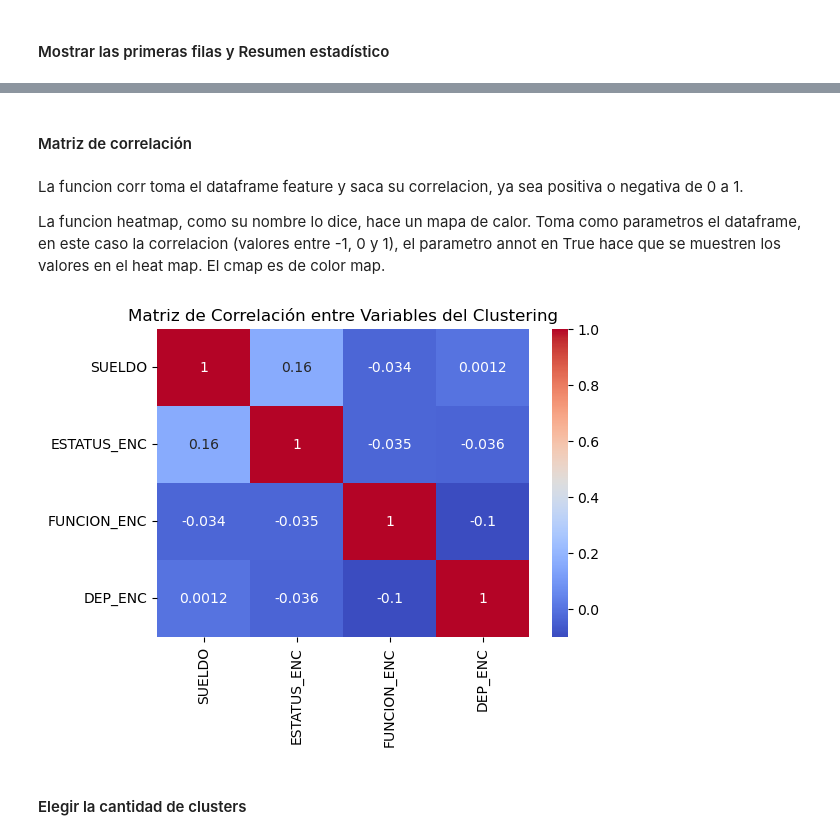
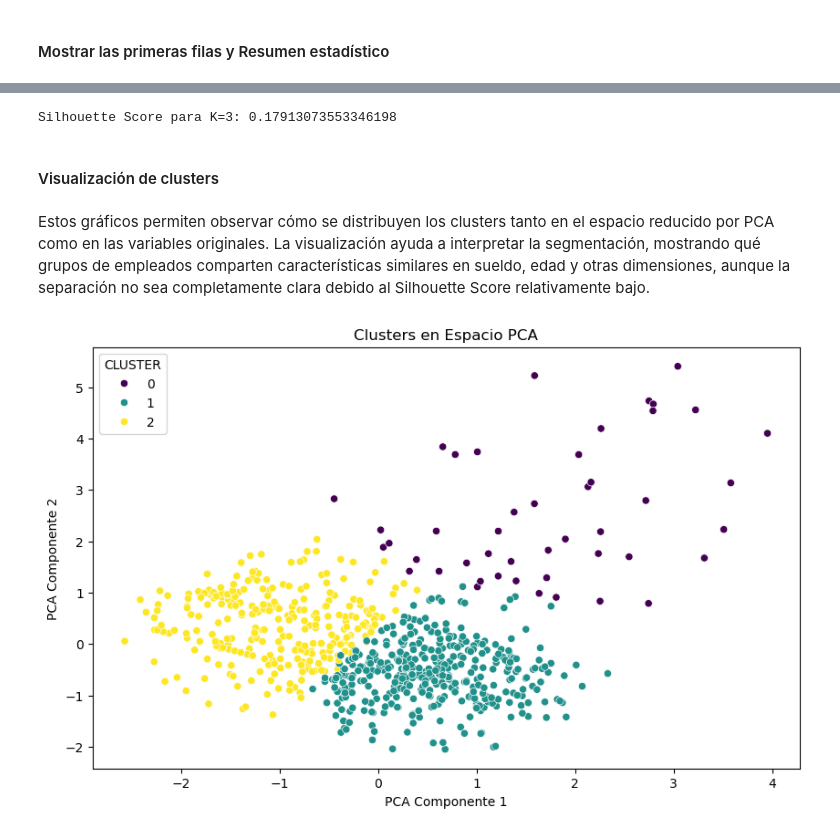
Before and after one commit to scarletabreu/bi-contraloria-dw-mineria, a Jupyter notebook: Modelo de Minería de Datos Descriptivo.ipynb, the cells around one changed output, grey strips where cells are left out. Drawn from its saved outputs; the diff is of its cells as text; code cells hidden in the pictures.

```diff
--- a/Modelo de Minería de Datos Descriptivo.ipynb
+++ b/Modelo de Minería de Datos Descriptivo.ipynb
@@ -82,0 +134,3 @@ La funcion drop toma un Dataframe y elimina las filas o columnas que se le asign
+# %%
+num_features = ['SUELDO', 'EDAD']
+cat_features = ['ESTATUS_ID', 'FUNCION_ID', 'DEPARTAMENTO_ID', 'NIVEL_DEPARTAMENTO', 'SEXO']
@@ -100,11 +170,18 @@ Con la funcion fit_transform estamos haciendo el proceso de asignarlos como nume
 # %%
-label_estatus = LabelEncoder()
-label_funcion = LabelEncoder()
-label_departamento = LabelEncoder()
+inertia = []
+sil_scores = []
+k_range = range(2, 11)
 
-df_agg['ESTATUS_ENC'] = label_estatus.fit_transform(df_agg['NOMBRE_ESTATUS'])
-df_agg['FUNCION_ENC'] = label_funcion.fit_transform(df_agg['NOMBRE_FUNCION'])
-df_agg['DEP_ENC'] = label_departamento.fit_transform(df_agg['NOMBRE_DEPARTAMENTO'])
+for k in k_range:
+    kmeans = KMeans(n_clusters=k, random_state=42, n_init=10)
+    kmeans.fit(X_pca)
+    inertia.append(kmeans.inertia_)
+    sil_scores.append(silhouette_score(X_pca, kmeans.labels_))
 
-# Variables para clustering
-df_features = df_agg[['SUELDO', 'ESTATUS_ENC', 'FUNCION_ENC', 'DEP_ENC']]
+# Gráfico del codo
+plt.figure(figsize=(10, 5))
+plt.plot(k_range, inertia, 'bo-')
+plt.xlabel('Número de Clusters (K)')
+plt.ylabel('Inercia')
+plt.title('Método del Codo')
+plt.show()
@@ -113,21 +208,21 @@ La funcion StandardScaler() se encarga de normalizar los datos para que tengan m
 # %%
-# Escalar
-scaler = StandardScaler()
-X_scaled = scaler.fit_transform(df_features)
+optimal_k = 3
+kmeans = KMeans(n_clusters=optimal_k, random_state=42, n_init=10)
+df_unique['CLUSTER'] = kmeans.fit_predict(X_pca)
+
+print(f"Silhouette Score para K={optimal_k}: {silhouette_score(X_pca, df_unique['CLUSTER'])}")
+# %% [output]
+Silhouette Score para K=3: 0.17913073553346198
-# %% [markdown]
-#### Matriz de correlación
-# %% [markdown]
-La funcion corr toma el dataframe feature y saca su correlacion, ya sea positiva o negativa de 0 a 1.
-
-La funcion heatmap, como su nombre lo dice, hace un mapa de calor. Toma como parametros el dataframe, en este caso la correlacion (valores entre -1, 0 y 1), el parametro annot en True hace que se muestren los valores en el heat map. El cmap es de color map.
+# %% [markdown]
+#### Visualización de clusters
+# %% [markdown]
+Estos gráficos permiten observar cómo se distribuyen los clusters tanto en el espacio reducido por PCA como en las variables originales. La visualización ayuda a interpretar la segmentación, mostrando qué grupos de empleados comparten características similares en sueldo, edad y otras dimensiones, aunque la separación no sea completamente clara debido al Silhouette Score relativamente bajo.
 # %%
-corr = df_features.corr()
-
-plt.figure(figsize=(6,4))
-sns.heatmap(corr, annot=True, cmap='coolwarm')
-plt.title('Matriz de Correlación entre Variables del Clustering')
+plt.figure(figsize=(10, 6))
+sns.scatterplot(x=X_pca[:, 0], y=X_pca[:, 1], hue=df_unique['CLUSTER'], palette='viridis')
+plt.xlabel('PCA Componente 1')
+plt.ylabel('PCA Componente 2')
+plt.title('Clusters en Espacio PCA')
 plt.show()
 # %% [output]
-[figure, old version]
+[figure, new version]
-# %% [markdown]
-#### Elegir la cantidad de clusters
```
Also changed, not shown: parts of 49 cells of this notebook.
